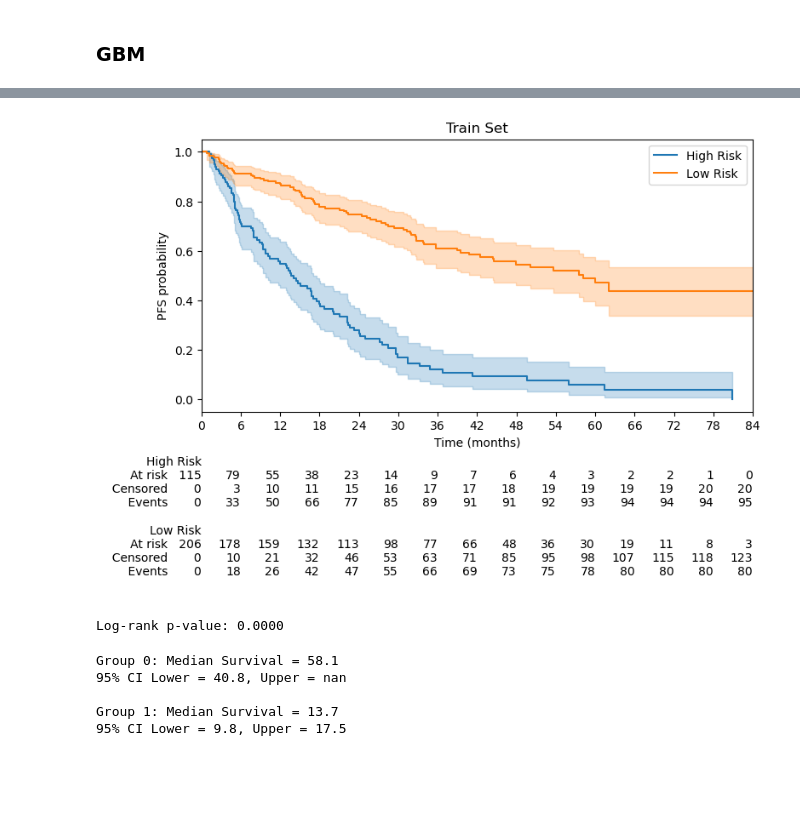
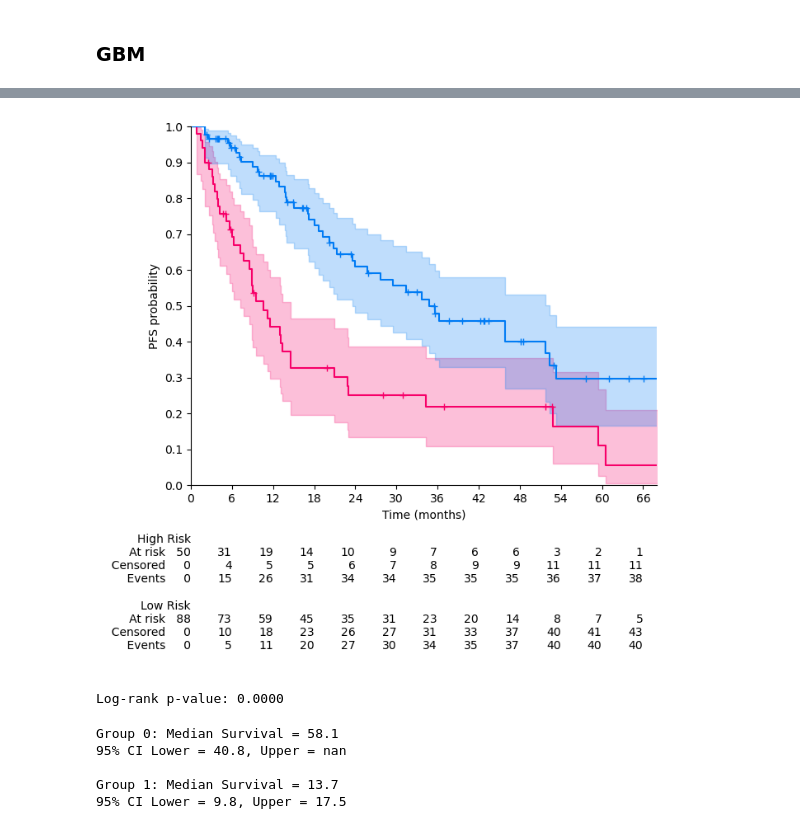
Before and after one commit to LucaMastrantoni/cdk46i-metastatic-bc-ml, a Jupyter notebook: model.ipynb, the cells around one changed output, grey strips where cells are left out. Saved outputs shown, nothing was run; the diff lists cells and outputs as text; code cells hidden in the pictures; blank space fills up the shorter version.

```diff
--- a/model.ipynb
+++ b/model.ipynb
@@ -702,3 +1353,0 @@ joblib.dump(final_model, 'final_model.joblib')
-# %%
-import joblib
-final_model = joblib.load('final_model.joblib')
@@ -955,0 +1426,3 @@ cph.print_summary()
+# %%
+import joblib
+gbm_model = joblib.load('gbm_model.joblib')
@@ -955,0 +2304,11 @@ cph.print_summary()
+# %%
+# Fit ONLY on training data
+gbm_model.fit(X_train, y_train)
+
+# separa preprocessing e modello
+preprocess = gbm_model.named_steps["columntransformer"]
+scaler = gbm_model.named_steps["standardscaler"]
+model = gbm_model.named_steps["gradientboostingsurvivalanalysis"]
+
+X_trans_train = preprocess.transform(X_train)
+X_trans_train = scaler.transform(X_trans_train)
@@ -956,3 +2800,6 @@ cph.print_summary()
+# %%
+y_df['risk_score'] = risk_scores
+y_df.to_excel("GBM_risk_scores_train.xlsx", index=False)
 # %%
 summary_df = cph.summary
 
@@ -971,51 +2818,62 @@ from lifelines import KaplanMeierFitter
 from lifelines.plotting import add_at_risk_counts
 from lifelines.statistics import logrank_test
 
+colors = {
+    "High Risk": "#f70069",   # blue
+    "Low Risk": "#007bf4"        # red
+}
 # Masks for groups
 mask_high = y_df['clusters'] == 1
 mask_low  = y_df['clusters'] == 0
 
 # Fit KM for each group
 km_high = KaplanMeierFitter().fit(
     durations=y_df.loc[mask_high, 'PFS'],
     event_observed=y_df.loc[mask_high, 'PD'],
     label='High Risk'
 )
 km_low = KaplanMeierFitter().fit(
     durations=y_df.loc[mask_low, 'PFS'],
     event_observed=y_df.loc[mask_low, 'PD'],
     label='Low Risk'
 )
 
 # Plot
-fig, ax = plt.subplots(figsize=(8, 6))
-km_high.plot_survival_function(ax=ax, ci_show=True)
-km_low.plot_survival_function(ax=ax, ci_show=True)
+fig, ax = plt.subplots(figsize=(7, 7))
+km_high.plot_survival_function(ax=ax, ci_show=True, show_censors = True, censor_styles={'ms': 6},color=colors["High Risk"])
+km_low.plot_survival_function(ax=ax, ci_show=True, show_censors = True, censor_styles={'ms': 6}, color=colors["Low Risk"])
 
 # Axes/labels
-ax.set_xticks(range(0, 90, 6))
-ax.set_xlim(0, 84)
+ax.set_xticks(range(0, 72, 6))
+ax.set_xlim(0, 68)
+ax.set_yticks(np.arange(0, 1.1, 0.1))
+ax.set_ylim(0, 1)
 ax.set_xlabel("Time (months)")
 ax.set_ylabel("PFS probability")
-ax.set_title("Train Set")
+ax.set_title("")
+ax.spines['top'].set_visible(False)
+ax.spines['right'].set_visible(False)
+#no legend
+ax.legend().set_visible(False)
 
 # Risk table (single, for both groups)
 add_at_risk_counts(km_high, km_low, ax=ax)
 
 plt.tight_layout()
-plt.savefig("Risk_Train.pdf", format="pdf", dpi=300)
+plt.savefig("Risk_Train.svg", format="svg")
 plt.show()
-
-# Log-rank test p-value
-res = logrank_test(
-    y_df.loc[mask_high, 'PFS'], y_df.loc[mask_low, 'PFS'],
-    event_observed_A=y_df.loc[mask_high, 'PD'],
-    event_observed_B=y_df.loc[mask_low, 'PD']
-)
-print(f"Log-rank p-value: {res.p_value:.4f}")
 # %% [output]
-[figure, old version]
+[figure, new version]
-Log-rank p-value: 0.0000
+# %%
+# Log-rank test p-value
+res = logrank_test(
+    y_df.loc[mask_high, 'PFS'], y_df.loc[mask_low, 'PFS'],
+    event_observed_A=y_df.loc[mask_high, 'PD'],
+    event_observed_B=y_df.loc[mask_low, 'PD']
+)
+print(f"Log-rank p-value: {res.p_value:.4f}")
+# %% [output]
+Log-rank p-value: 0.0000
 # %%
 def bootstrap_median_ci(T, E, n_iterations=1000, ci=0.95):
     medians = []
```
Also changed, not shown: parts of 179 cells of this notebook.
